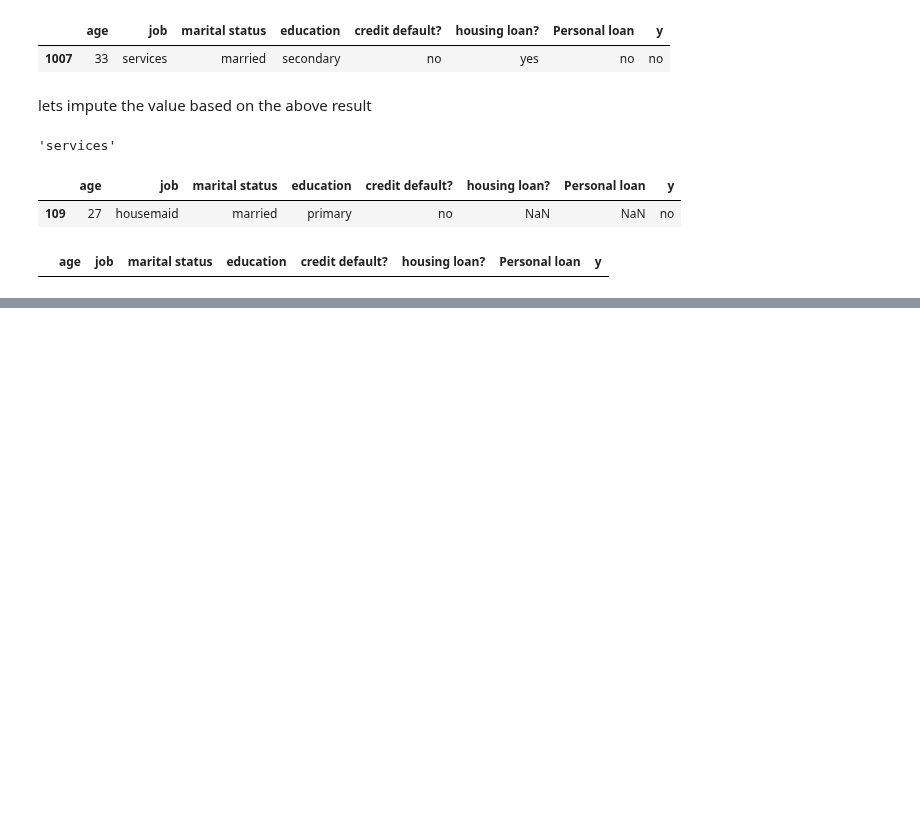
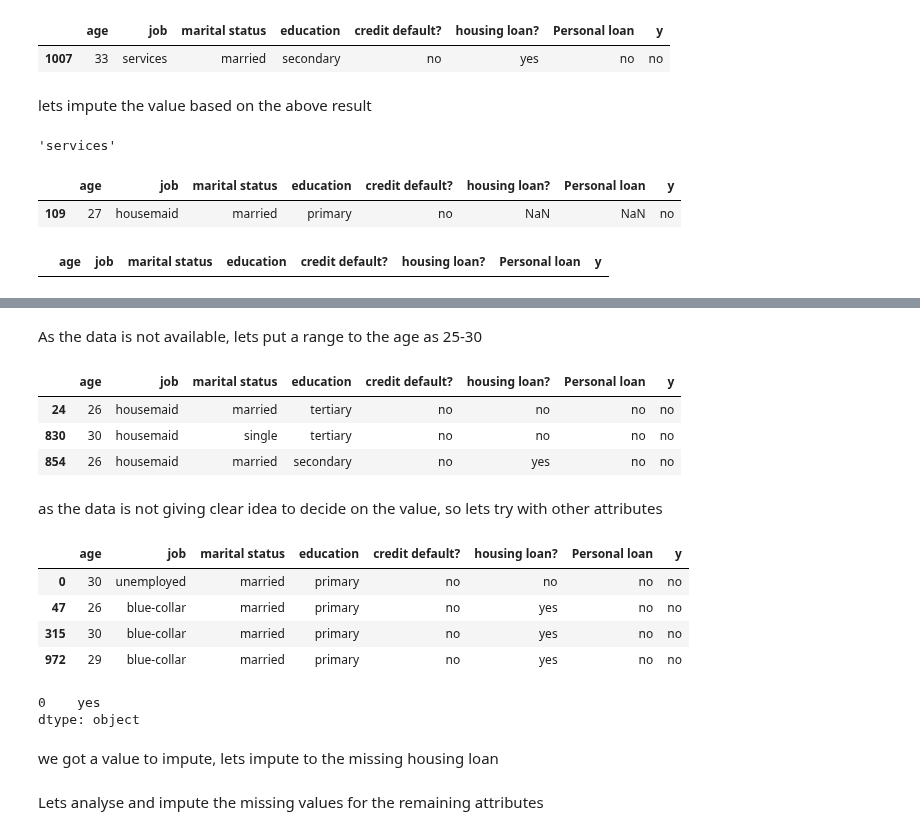
Before and after one commit to lokeshkumarn/Notebooks, a Jupyter notebook: BankTermDeposit.ipynb, the cells around one changed output, grey strips where cells are left out. Saved outputs shown, nothing was run; the diff lists cells and outputs as text; code cells hidden in the pictures; blank space fills up the shorter version.

```diff
--- a/BankTermDeposit.ipynb
+++ b/BankTermDeposit.ipynb
@@ -321,0 +337,38 @@ since we dont have data for matching attribute values , lets
+# %% [markdown]
+As the data is not available, lets put a range to the age as 25-30
+# %%
+data[(data['age'] >= 25) & (data['age'] <= 30) & (data['job']=='housemaid') & (data['housing loan?'].isnull()==False)]
+# %% [output]
+|  | age | job | marital status | education | credit default? | housing loan? | Personal loan | y |
+| 24 | 26 | housemaid | married | tertiary | no | no | no | no |
+| 830 | 30 | housemaid | single | tertiary | no | no | no | no |
+| 854 | 26 | housemaid | married | secondary | no | yes | no | no |
+# %% [markdown]
+as the data is not giving clear idea to decide on the value, so lets try with other attributes
+# %%
+data[(data['age'] >= 25) & (data['age'] <=30) &
+     (data['education']=='primary') &
+     (data['marital status']=='married') &
+     (data['credit default?']=='no') &
+     (data['y']=='no') &
+     (data['housing loan?'].isnull()==False)
+    ]
+# %% [output]
+|  | age | job | marital status | education | credit default? | housing loan? | Personal loan | y |
+| 0 | 30 | unemployed | married | primary | no | no | no | no |
+| 47 | 26 | blue-collar | married | primary | no | yes | no | no |
+| 315 | 30 | blue-collar | married | primary | no | yes | no | no |
+| 972 | 29 | blue-collar | married | primary | no | yes | no | no |
+# %%
+data[(data['age'] >= 25) & (data['age'] <=30) &
+     (data['education']=='primary') &
+     (data['marital status']=='married') &
+     (data['credit default?']=='no') &
+     (data['y']=='no') &
+     (data['housing loan?'].isnull()==False)
+    ]['housing loan?'].mode()
+# %% [output]
+0    yes
+dtype: object
+# %% [markdown]
+we got a value to impute, lets impute to the missing housing loan
@@ -321,0 +390,2 @@ since we dont have data for matching attribute values , lets
+# %% [markdown]
+Lets analyse and impute the missing values for the remaining attributes
```
Also changed, not shown: parts of 22 cells of this notebook.
